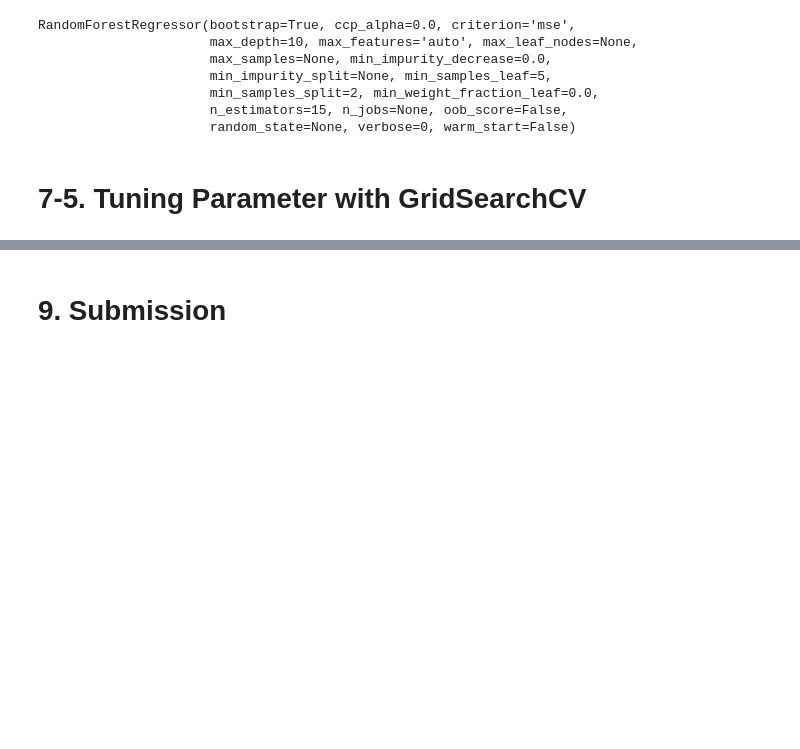
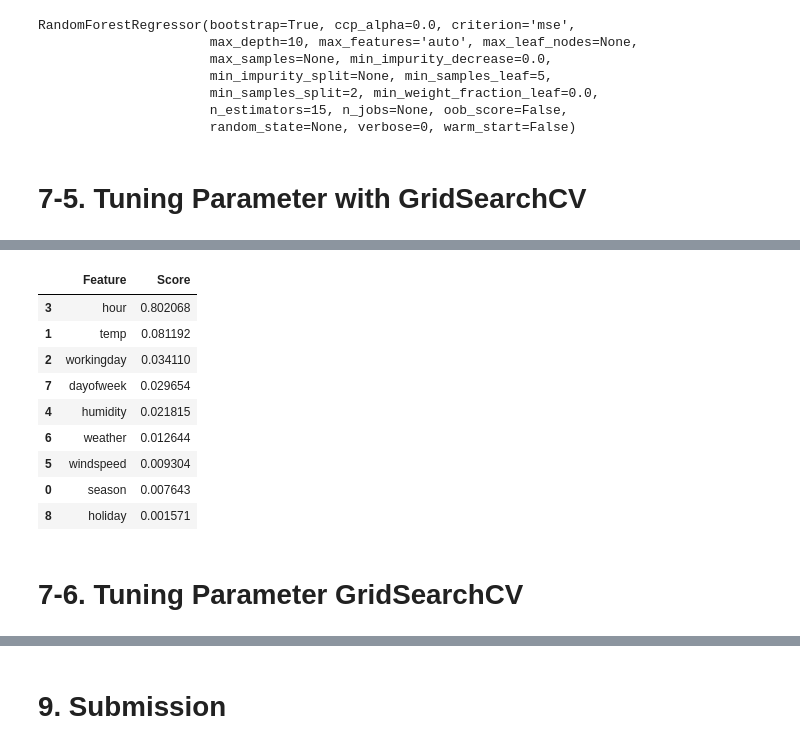
Before and after one commit to xddongx/flexink, a Jupyter notebook: bike sharing/bike sharing.ipynb, the cells around one changed output, grey strips where cells are left out. Saved outputs shown, nothing was run; the diff lists cells and outputs as text; code cells hidden in the pictures; blank space fills up the shorter version.

```diff
--- a/bike sharing/bike sharing.ipynb
+++ b/bike sharing/bike sharing.ipynb
@@ -740,0 +743,2 @@ X_train, X_valid, Y_train, Y_valid = train_test_split(x_train, y_train, test_siz
+# %%
+feature_names = ['month', 'temp' ,'workingday','hour', 'humidity','windspeed','weather', 'dayofweek', 'holiday']
@@ -1398,0 +1443,26 @@ RandomForestRegressor(bootstrap=True, ccp_alpha=0.0, criterion='mse',
+# %%
+feature = []
+scores = []
+for name, score in zip(df_train[feature_names], rf_grid.feature_importances_):
+    feature.append(name)
+    scores.append(score)
+
+score_performance = pd.DataFrame({
+    'Feature':feature,
+    'Score':scores
+})
+
+score_performance.sort_values(by = 'Score', ascending=False)
+# %% [output]
+|  | Feature | Score |
+| 3 | hour | 0.802068 |
+| 1 | temp | 0.081192 |
+| 2 | workingday | 0.034110 |
+| 7 | dayofweek | 0.029654 |
+| 4 | humidity | 0.021815 |
+| 6 | weather | 0.012644 |
+| 5 | windspeed | 0.009304 |
+| 0 | season | 0.007643 |
+| 8 | holiday | 0.001571 |
+# %% [markdown]
+# 7-6. Tuning Parameter GridSearchCV
```
Also changed, not shown: parts of 24 cells of this notebook, 8 other files.
